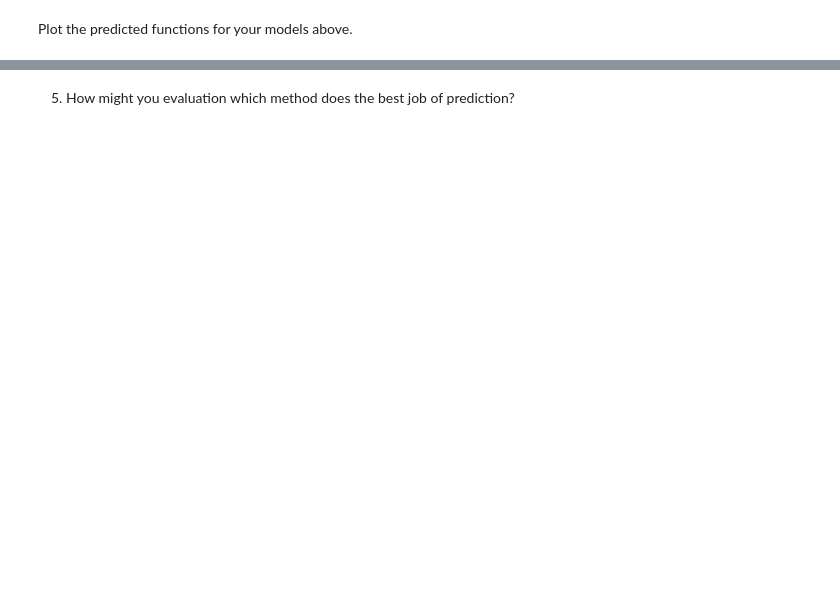
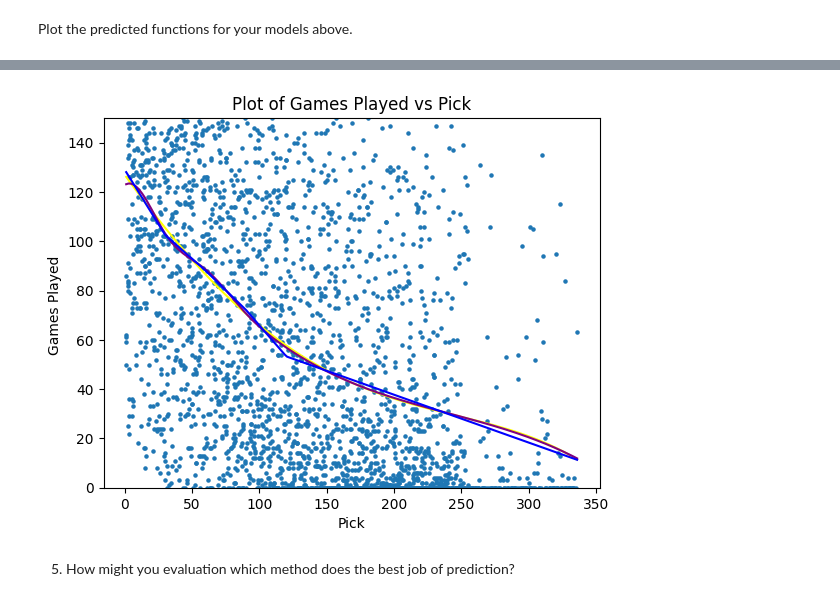
Before and after one commit to schuckers/DTSC2301, a Jupyter notebook: Code/PolySplineRegression.ipynb, the cells around one changed output, grey strips where cells are left out. Saved outputs shown, nothing was run; the diff lists cells and outputs as text; code cells hidden in the pictures; blank space fills up the shorter version.

```diff
--- a/Code/PolySplineRegression.ipynb
+++ b/Code/PolySplineRegression.ipynb
@@ -409,2 +620,22 @@ Fit another basis spline with the same knots that is degree 1.
+# %%
+
+plt.scatter(nfl['Pick  '],  nfl['G  '],s=5)
+plt.xlabel('Pick')
+plt.ylabel('Games Played ')
+plt.title('Plot of Games Played vs Pick')
+
+
+# Add prediction line to plot
+plt.plot(pick_df['Pick  '],pick_df['preds_poly'] , color='yellow')
+# Add prediction line to plot
+plt.plot(pick_df['Pick  '],pick_df['preds_spline3'],color="purple")
+# Add prediction line for degree =2 spline
+plt.plot(pick_df['Pick  '],pick_df['preds_spline1'],color="blue")
+
+# change the range of values that will be plotted on the y-axis
+plt.ylim(0,150)
+plt.show()
+# %% [output]
+[figure, added]
 # %% [markdown]
 5. How might you evaluation which method does the best job of prediction?
```
Also changed, not shown: parts of 14 cells of this notebook.
